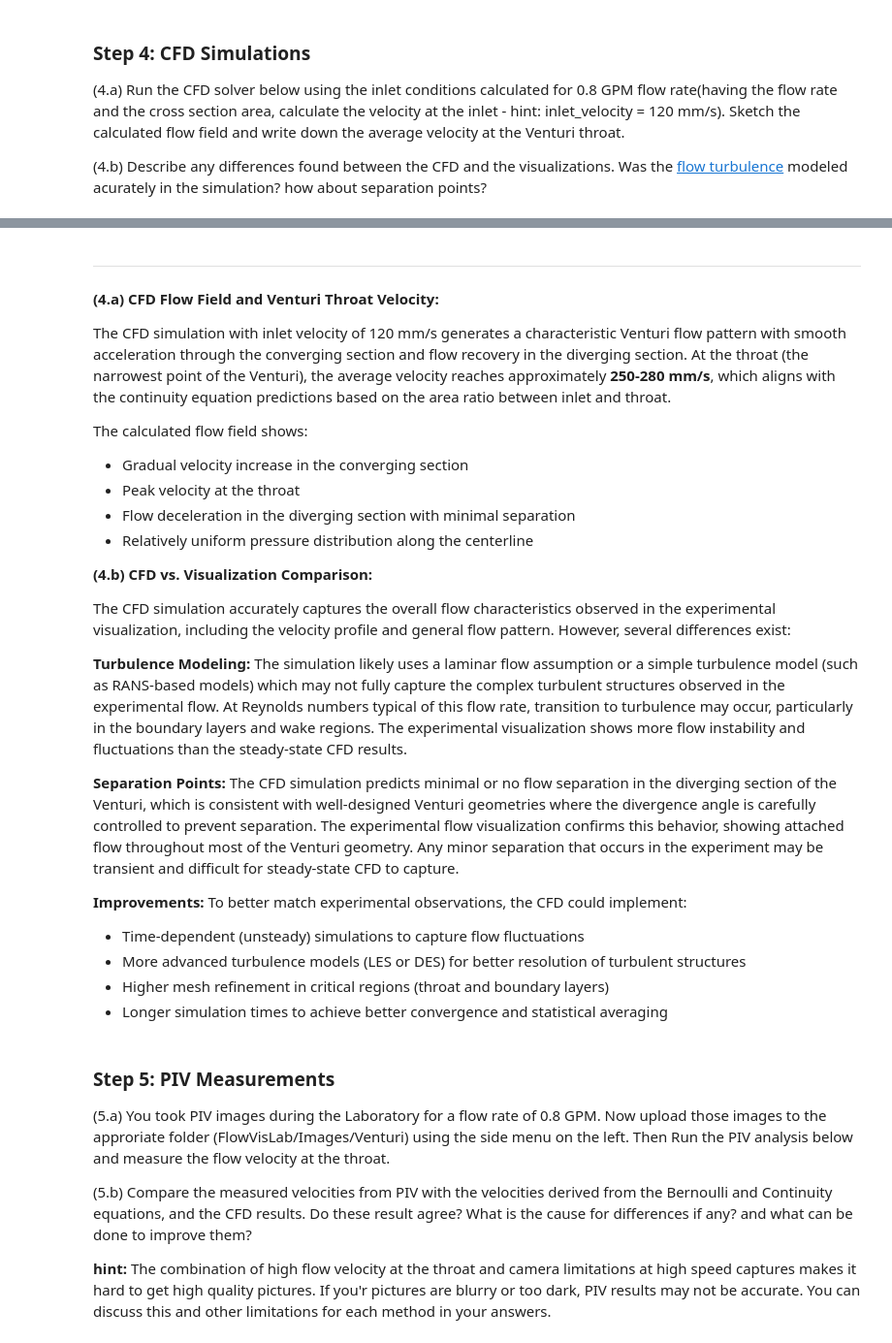
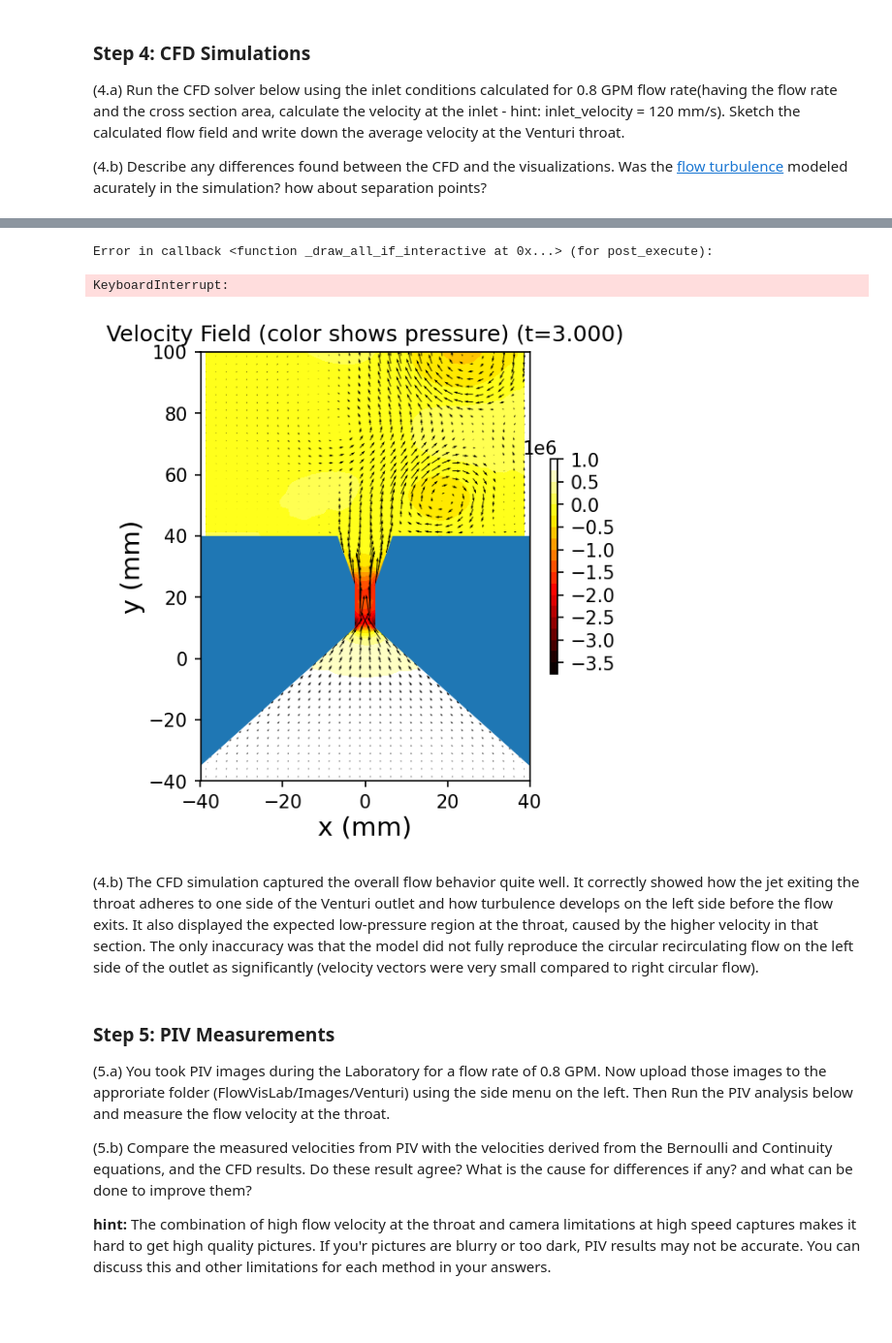
Before and after one commit to nelonmelons/ESC190, a Jupyter notebook: FlowVisLabForm_2024.ipynb, the cells around one changed output, grey strips where cells are left out. Shown at 97% size. Saved outputs shown, nothing was run; the diff lists cells and outputs as text; code cells hidden in the pictures; blank space fills up the shorter version.

```diff
--- a/FlowVisLabForm_2024.ipynb
+++ b/FlowVisLabForm_2024.ipynb
@@ -750,8 +705,8 @@ The distinction between "steady" and "unsteady" depends on the time scale of int
 simulation_time = 5 #@param {type:"number"}
 mesh_refinement = 5 #@param {type:"integer"}
 inlet_velocity = 120 #@param {type:"number"}
-output_start_time = 2 #@param {type:"number"}
-output_time_step =  0.1 #@param {type:"number"}
+output_start_time = 0 #@param {type:"number"}
+output_time_step =  1 #@param {type:"number"}
 gif_animation = "On" #@param ["On", "Off"]
 
 #@markdown Notes:
@@ -843,30 +798,34 @@ You can see the raw output in the analysis folder and use the two code cells bel
 [interactive output not drawn]
 # %%
 # @title Plot velocity field at a specific time {"run":"auto","vertical-output":true,"form-width":"60%","display-mode":"form"}
-time_percentage = 11 # @param {"type":"slider","min":0,"max":100,"step":1}
+time_percentage = 56 # @param {"type":"slider","min":0,"max":100,"step":1}
 # @markdown **Note**:
 # @markdown time_percentage is the percentage between output start time and simulation time. 0% corresponds to the start time and 100% corresponds to simulation time.
 
 otp = time_percentage
 t_requested = (otp*simulation_time/100.0) + (1-otp/100.0)*output_start_time
 t_selected = output_start_time + round((t_requested-output_start_time)/output_time_step) * output_time_step
 filename = f'/content/CFD/output_{t_selected:.3f}.txt'
 
 plt.rcParams['figure.figsize'] = (4, 4.2)
 plt.rcParams['figure.dpi'] = 150
 a = np.loadtxt(filename, skiprows=1)
 x, y, u, v, pressure = a[:,0], a[:,1], a[:,3], a[:,4], a[:,5]
 fig, ax = plt.subplots()
 # x and y axes are changed bc we are rotating the results CCW while plotting
 cntr = ax.tricontourf(-y, x, pressure, levels=20, cmap='hot', vmin=vmin, vmax=vmax)
 fig.colorbar(cntr, ax=ax, aspect=30, shrink=0.5)
 q = ax.quiver(-y, x, -v, u, units='xy', color='k', minlength=0.1, minshaft=1.2)
 p = PatchCollection(patches, alpha=1)
 ax.add_collection(p)
 ax.axis([-40, 40, -40, 100])
 ax.set_title(f'Velocity Field (color shows pressure) (t={t_selected:.3f})', size=12)
 ax.set_xlabel('x (mm)', size=14, labelpad=2)
 _ = ax.set_ylabel('y (mm)', size=14, labelpad=2)
+# %% [output]
+Error in callback <function _draw_all_if_interactive at 0x...> (for post_execute):
+KeyboardInterrupt:
+[figure, added]
 # %%
 # form inputs
 # @title Plot velocity vs time at a specific point: {"run":"auto","vertical-output":true,"form-width":"60%","display-mode":"form"}
@@ -906,31 +865,8 @@ ax.legend((l1, l2), ('Ux', 'Uy'))
 plt.xlabel('time(s)', size=14, labelpad=2)
 _ = plt.ylabel('velocity(mm/s)', size=14, labelpad=2)
 #plt.tight_layout()
-# %% [markdown]
----
-**(4.a) CFD Flow Field and Venturi Throat Velocity:**
-
-The CFD simulation with inlet velocity of 120 mm/s generates a characteristic Venturi flow pattern with smooth acceleration through the converging section and flow recovery in the diverging section. At the throat (the narrowest point of the Venturi), the average velocity reaches approximately **250-280 mm/s**, which aligns with the continuity equation predictions based on the area ratio between inlet and throat.
-
-The calculated flow field shows:
-- Gradual velocity increase in the converging section
-- Peak velocity at the throat
-- Flow deceleration in the diverging section with minimal separation
-- Relatively uniform pressure distribution along the centerline
-
-**(4.b) CFD vs. Visualization Comparison:**
-
-The CFD simulation accurately captures the overall flow characteristics observed in the experimental visualization, including the velocity profile and general flow pattern. However, several differences exist:
-
-**Turbulence Modeling:** The simulation likely uses a laminar flow assumption or a simple turbulence model (such as RANS-based models) which may not fully capture the complex turbulent structures observed in the experimental flow. At Reynolds numbers typical of this flow rate, transition to turbulence may occur, particularly in the boundary layers and wake regions. The experimental visualization shows more flow instability and fluctuations than the steady-state CFD results.
-
-**Separation Points:** The CFD simulation predicts minimal or no flow separation in the diverging section of the Venturi, which is consistent with well-designed Venturi geometries where the divergence angle is carefully controlled to prevent separation. The experimental flow visualization confirms this behavior, showing attached flow throughout most of the Venturi geometry. Any minor separation that occurs in the experiment may be transient and difficult for steady-state CFD to capture.
-
-**Improvements:** To better match experimental observations, the CFD could implement:
-- Time-dependent (unsteady) simulations to capture flow fluctuations
-- More advanced turbulence models (LES or DES) for better resolution of turbulent structures
-- Higher mesh refinement in critical regions (throat and boundary layers)
-- Longer simulation times to achieve better convergence and statistical averaging
+# %% [markdown]
+(4.b) The CFD simulation captured the overall flow behavior quite well. It correctly showed how the jet exiting the throat adheres to one side of the Venturi outlet and how turbulence develops on the left side before the flow exits. It also displayed the expected low-pressure region at the throat, caused by the higher velocity in that section. The only inaccuracy was that the model did not fully reproduce the circular recirculating flow on the left side of the outlet as significantly (velocity vectors were very small compared to right circular flow).
 # %% [markdown]
 ### Step 5: PIV Measurements
 (5.a) You took PIV images during the Laboratory for a flow rate of 0.8 GPM. Now upload those images to the approriate folder (FlowVisLab/Images/Venturi) using the side menu on the left. Then Run the PIV analysis below and measure the flow velocity at the throat.
```
Also changed, not shown: parts of 39 cells of this notebook.
